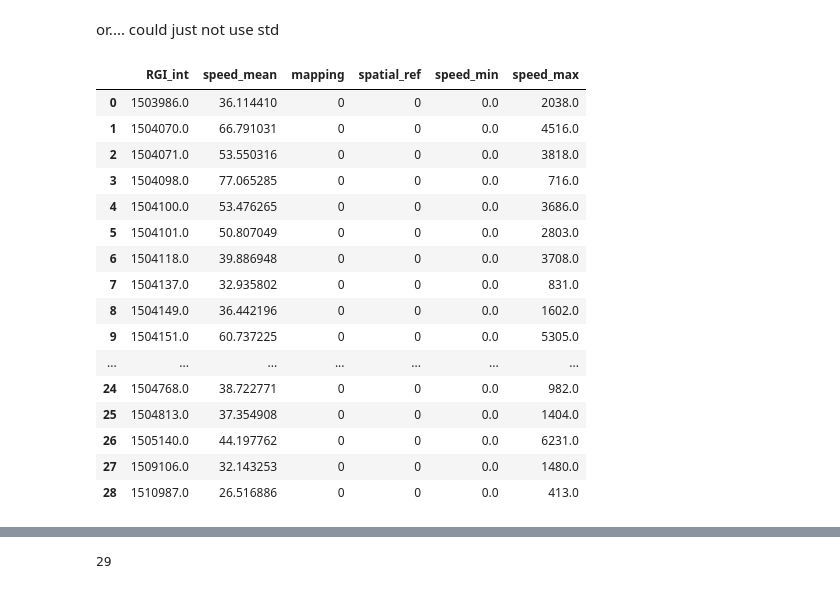
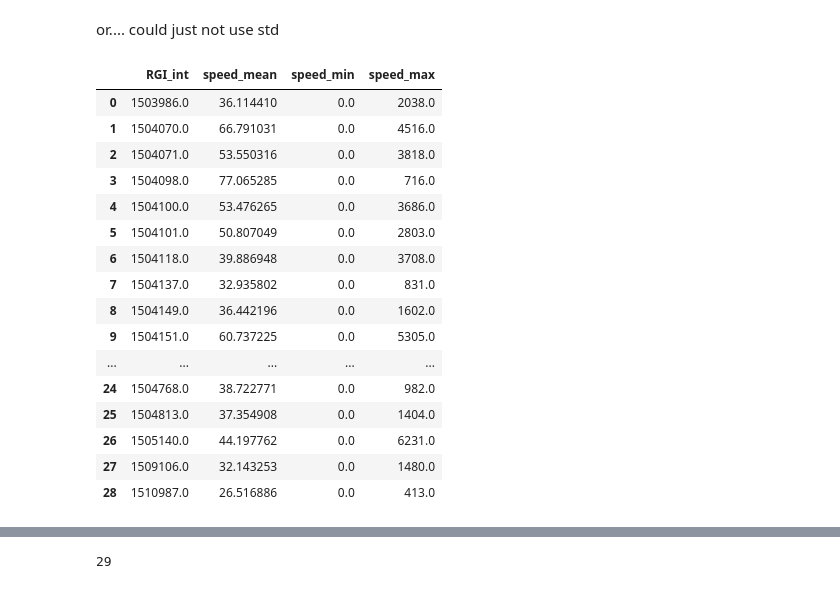
Before and after one commit to e-marshall/itslive, a Jupyter notebook: glacier_analysis_grouped.ipynb, the cells around one changed output, grey strips where cells are left out. Drawn from its saved outputs; the diff is of its cells as text; code cells hidden in the pictures.

```diff
--- a/glacier_analysis_grouped.ipynb
+++ b/glacier_analysis_grouped.ipynb
@@ -386,26 +337,27 @@ or.... could just not use std
 # %%
 #merge each zonal stat xr obj into a single xr obj, convert to pandas df
 zonal_stats = xr.merge([grid_mean_sp, grid_min_sp, grid_max_sp]).to_dataframe()
 zonal_stats = zonal_stats.reset_index()
+zonal_stats = zonal_stats.drop(['mapping','spatial_ref'], axis=1)
 zonal_stats
 # %% [output]
-|  | RGI_int | speed_mean | mapping | spatial_ref | speed_min | speed_max |
-| 0 | 1503986.0 | 36.114410 | 0 | 0 | 0.0 | 2038.0 |
-| 1 | 1504070.0 | 66.791031 | 0 | 0 | 0.0 | 4516.0 |
-| 2 | 1504071.0 | 53.550316 | 0 | 0 | 0.0 | 3818.0 |
-| 3 | 1504098.0 | 77.065285 | 0 | 0 | 0.0 | 716.0 |
-| 4 | 1504100.0 | 53.476265 | 0 | 0 | 0.0 | 3686.0 |
-| 5 | 1504101.0 | 50.807049 | 0 | 0 | 0.0 | 2803.0 |
-| 6 | 1504118.0 | 39.886948 | 0 | 0 | 0.0 | 3708.0 |
-| 7 | 1504137.0 | 32.935802 | 0 | 0 | 0.0 | 831.0 |
-| 8 | 1504149.0 | 36.442196 | 0 | 0 | 0.0 | 1602.0 |
-| 9 | 1504151.0 | 60.737225 | 0 | 0 | 0.0 | 5305.0 |
-| ... | ... | ... | ... | ... | ... | ... |
-| 24 | 1504768.0 | 38.722771 | 0 | 0 | 0.0 | 982.0 |
-| 25 | 1504813.0 | 37.354908 | 0 | 0 | 0.0 | 1404.0 |
-| 26 | 1505140.0 | 44.197762 | 0 | 0 | 0.0 | 6231.0 |
-| 27 | 1509106.0 | 32.143253 | 0 | 0 | 0.0 | 1480.0 |
-| 28 | 1510987.0 | 26.516886 | 0 | 0 | 0.0 | 413.0 |
+|  | RGI_int | speed_mean | speed_min | speed_max |
+| 0 | 1503986.0 | 36.114410 | 0.0 | 2038.0 |
+| 1 | 1504070.0 | 66.791031 | 0.0 | 4516.0 |
+| 2 | 1504071.0 | 53.550316 | 0.0 | 3818.0 |
+| 3 | 1504098.0 | 77.065285 | 0.0 | 716.0 |
+| 4 | 1504100.0 | 53.476265 | 0.0 | 3686.0 |
+| 5 | 1504101.0 | 50.807049 | 0.0 | 2803.0 |
+| 6 | 1504118.0 | 39.886948 | 0.0 | 3708.0 |
+| 7 | 1504137.0 | 32.935802 | 0.0 | 831.0 |
+| 8 | 1504149.0 | 36.442196 | 0.0 | 1602.0 |
+| 9 | 1504151.0 | 60.737225 | 0.0 | 5305.0 |
+| ... | ... | ... | ... | ... |
+| 24 | 1504768.0 | 38.722771 | 0.0 | 982.0 |
+| 25 | 1504813.0 | 37.354908 | 0.0 | 1404.0 |
+| 26 | 1505140.0 | 44.197762 | 0.0 | 6231.0 |
+| 27 | 1509106.0 | 32.143253 | 0.0 | 1480.0 |
+| 28 | 1510987.0 | 26.516886 | 0.0 | 413.0 |
 # %%
 rgi_itslive = rgi_sub.loc[rgi_sub['Area'] > 5.].merge(zonal_stats, on='RGI_int')
 # %%
```
Also changed, not shown: parts of 34 cells of this notebook, 5 other files.
